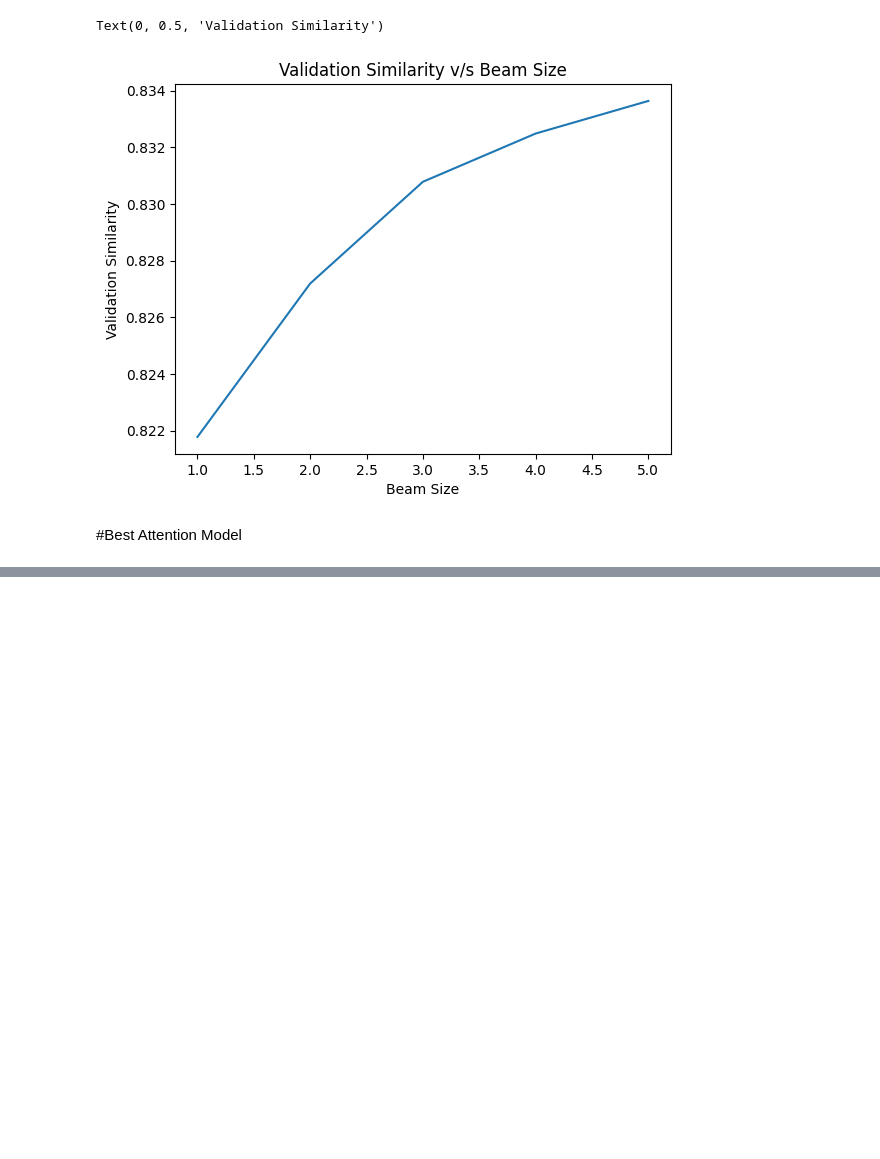
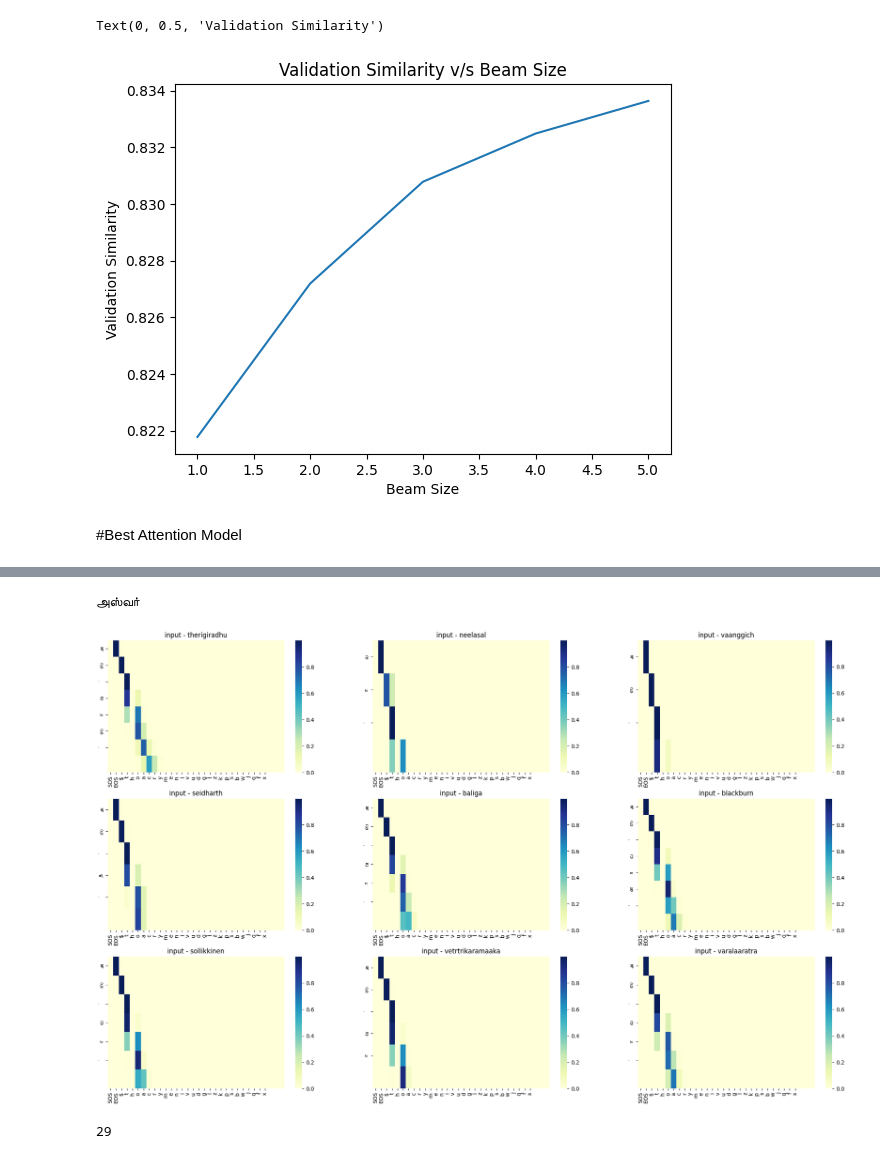
Before and after one commit to Dhananjay42/cs6910-assn3, a Jupyter notebook: assn3_nb.ipynb, the cells around one changed output, grey strips where cells are left out. Saved outputs shown, nothing was run; the diff lists cells and outputs as text; code cells hidden in the pictures; blank space fills up the shorter version.

```diff
--- a/assn3_nb.ipynb
+++ b/assn3_nb.ipynb
@@ -1065,0 +1323,24 @@ with open('best_attn_model.pkl', 'wb') as file:
+# %%
+# -*- coding: utf-8 -*-
+
+import matplotlib.pyplot as plt
+from matplotlib.pyplot import figure
+from matplotlib.font_manager import FontProperties
+import warnings
+warnings.filterwarnings('ignore') # setting ignore as a parameter
+
+
+font_prop = FontProperties(fname='/content/Latha.ttf', size=6)
+ax = plt.subplot()
+for label in (ax.get_xticklabels() + ax.get_yticklabels()):
+    label.set_fontproperties(font_prop)
+
+sns.heatmap(confusion_matrix_attn[:30, :30], xticklabels = labels[:30], yticklabels = labels[:30])
+# %%
+#what predictions does attention get write that vanilla gets wrong?
+attention_better = []
+for i in range(0, len(attn_values)):
+  vanilla = vanilla_values[i]
+  attention = attn_values[i]
+  if attention[2] == attention[1] and vanilla[2] != vanilla[1]:
+    attention_better.append([attention[0], attention[1], vanilla[2], attention[2]])
@@ -1065,0 +1379,2 @@ with open('best_attn_model.pkl', 'wb') as file:
+# %%
+random_test_data = random.sample(test_data, 9)
@@ -1065,0 +1427,7 @@ with open('best_attn_model.pkl', 'wb') as file:
+# %%
+xlabels = [english.get_character(i) for i in range(0, english.n_chars)]
+ylabels = [letter for letter in out_word]
+# %%
+print(out_word)
+# %% [output]
+அஸ்வா்
@@ -1065,0 +1440,22 @@ with open('best_attn_model.pkl', 'wb') as file:
+# %%
+
+fig, axes = plt.subplots(3, 3, figsize=(25, 15))
+
+font_prop = FontProperties(fname='/content/Latha.ttf', size=7)
+#ax = plt.subplot()
+# for label in (axes.get_yticklabels()):
+#     label.set_fontproperties(font_prop)
+
+xlabels = [english.get_character(i) for i in range(0, english.n_chars)]
+
+for i, ax in enumerate(axes.flatten()):
+    ax.set_yticklabels(ax.get_yticklabels(), fontproperties=font_prop)
+    ylabels = [letter for letter in out_words[i]]
+    sns.heatmap(np.array(heatmaps[i]), ax=ax, cmap='YlGnBu', xticklabels = xlabels, yticklabels = ylabels)
+    ax.set_title(f'input - {inputs[i]}')
+# %% [output]
+[figure, added]
+# %%
+print(english.n_chars)
+# %% [output]
+29
```
Also changed, not shown: parts of 35 cells of this notebook.
